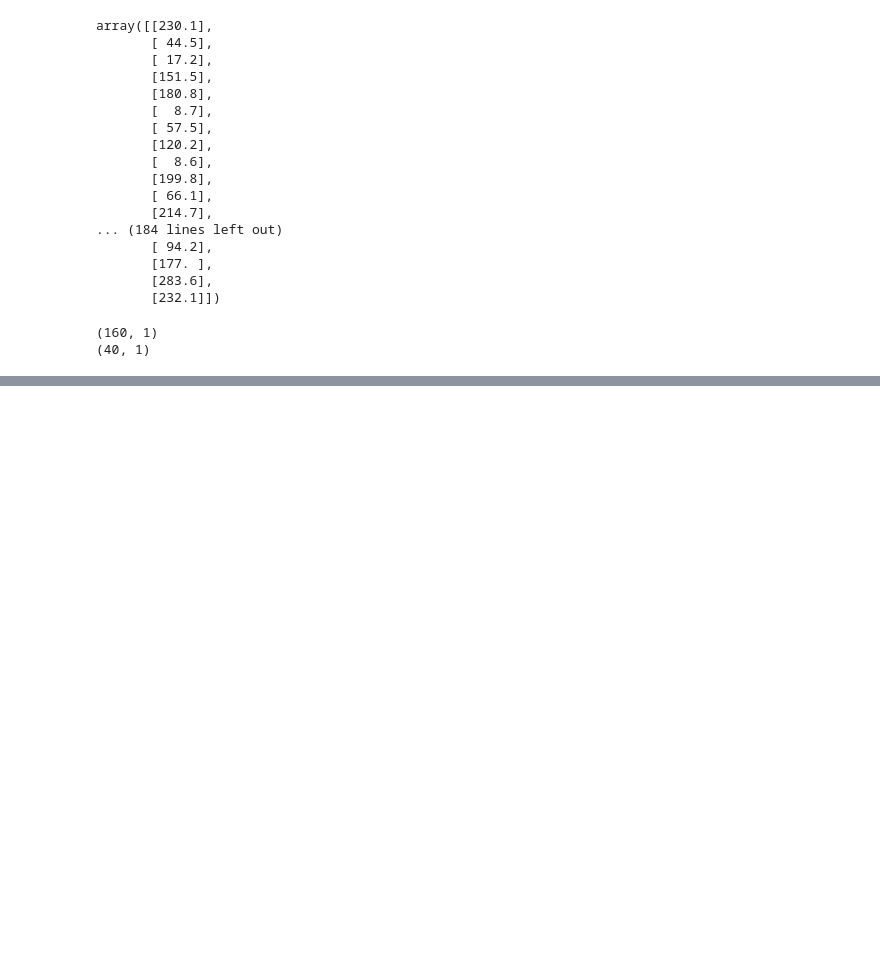
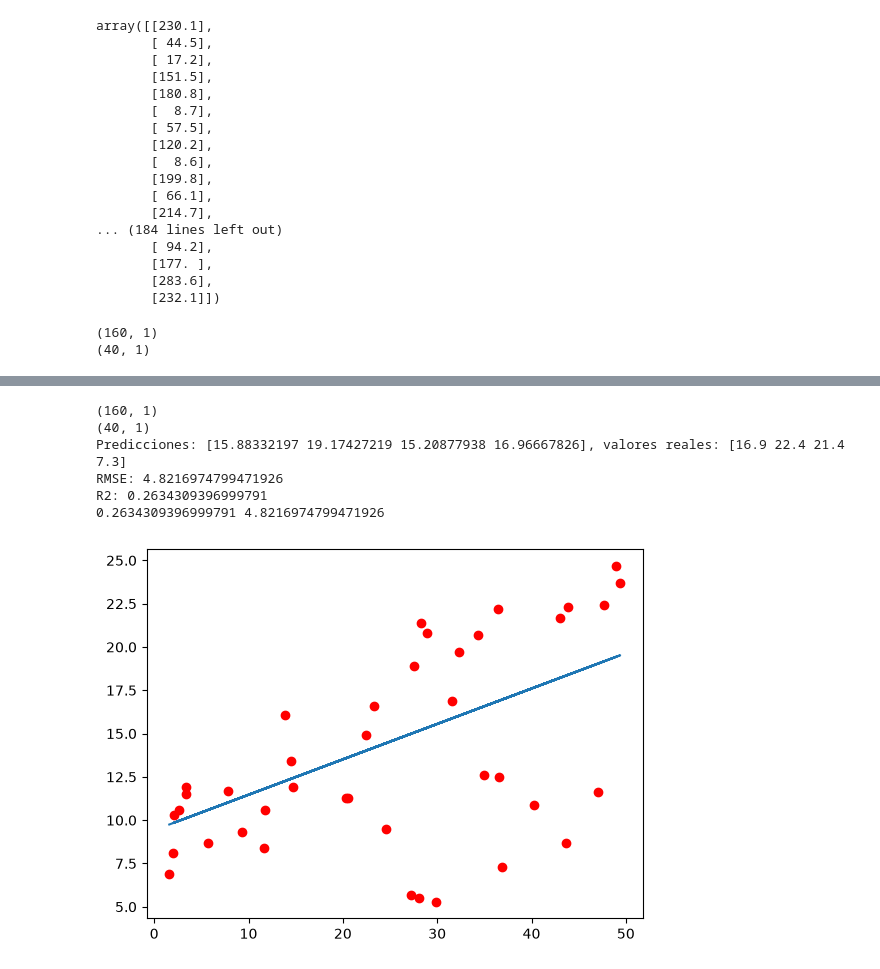
Before and after one commit to robertorocha828/machine_learning, a Jupyter notebook: jupyter/algoritmo_regresion_lineal_roberto_rocha.ipynb, the cells around one changed output, grey strips where cells are left out. Drawn from its saved outputs; the diff is of its cells as text; code cells hidden in the pictures; blank space fills up the shorter version.

```diff
--- a/jupyter/algoritmo_regresion_lineal_roberto_rocha.ipynb
+++ b/jupyter/algoritmo_regresion_lineal_roberto_rocha.ipynb
@@ -160,0 +276,50 @@ print(X_test.shape)   ##Test
+# %%
+X = data['Radio'].values.reshape(-1,1)
+y = data['Sales'].values
+# Dividimos el conjunto entre el conjunto de entrenamiento y testing
+X_train, X_test, y_train, y_test = train_test_split(X, y, test_size=0.2, random_state=42)
+print(X_train.shape) ## Entrenar
+print(X_test.shape) ## Test
+# Entrenamiento del modelo Lineal con los datos
+lin_reg = LinearRegression()
+lin_reg.fit(X_train, y_train)
+predict = lin_reg.predict(X_test)
+predict.reshape ## Valores de Publicidad Gastada
+# Prediccion de los valores utilizando el modelo
+y_pred = lin_reg.predict(X_test)
+print('Predicciones: {}, valores reales: {}'.format(y_pred[:4], y_test[:4]))
+# Los datos de prueba no se mezclan con los de entrenamiento - NO SE TOCAN
+# RMSE
+from sklearn.metrics import mean_squared_error
+import numpy as np
+
+mse = mean_squared_error(y_test, y_pred)
+rmse = np.sqrt(mse)
+print("RMSE:", rmse)
+##R2
+r2C = r2_score(y_test, y_pred)
+print('R2:', r2C)
+
+from sklearn.metrics import root_mean_squared_error
+
+# R2
+r_squared = lin_reg.score(X_test, y_test)
+
+# RMSE (nuevo metodo)
+rmse = root_mean_squared_error(y_test, y_pred)
+
+print(r_squared, rmse)
+
+r2_score(y_test, y_pred) # R¨2
+# Grafico de los datos de test contra el modelo
+plt.plot(X_test, y_test, 'ro')
+plt.plot(X_test, y_pred.reshape(-1,1))
+plt.show()
+# %% [output]
+(160, 1)
+(40, 1)
+Predicciones: [15.88332197 19.17427219 15.20877938 16.96667826], valores reales: [16.9 22.4 21.4  7.3]
+RMSE: 4.8216974799471926
+R2: 0.2634309396999791
+0.2634309396999791 4.8216974799471926
+[figure, added]
```
Also changed, not shown: parts of 13 cells of this notebook.
